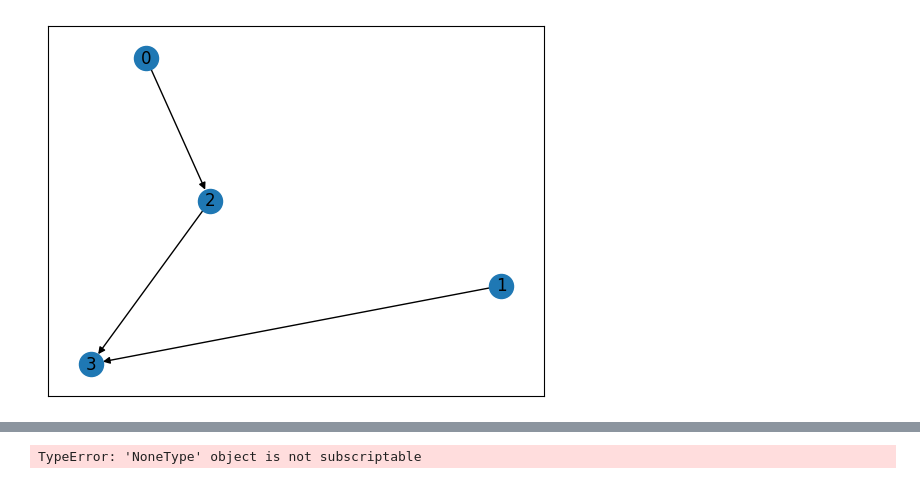
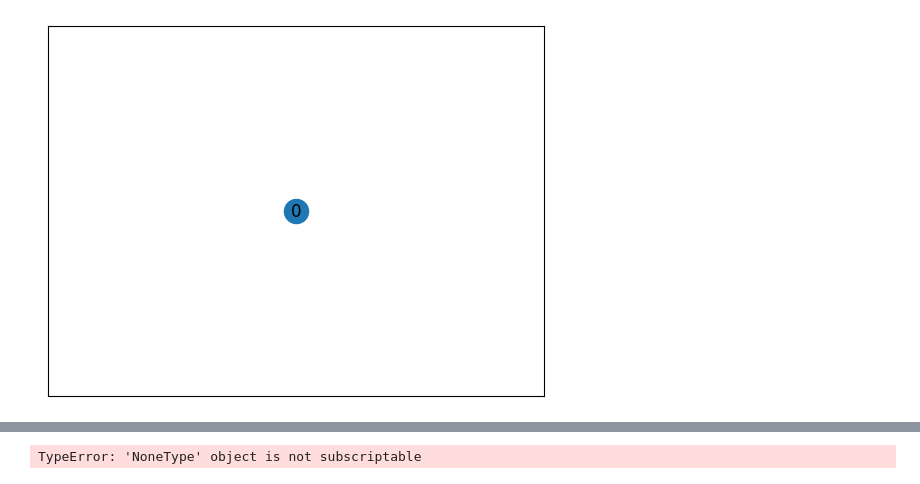
Before and after one commit to nachtflug6/ProcessTimeSeries, a Jupyter notebook: process_sim/test_process.ipynb, the cells around one changed output, grey strips where cells are left out. Saved outputs shown, nothing was run; the diff lists cells and outputs as text; code cells hidden in the pictures.

```diff
--- a/process_sim/test_process.ipynb
+++ b/process_sim/test_process.ipynb
@@ -1,23 +1,23 @@
 # %%
 import networkx as nx
 import matplotlib.pyplot as plt
 import torch as th
 
 from graph_produce.helpers import generate_random_dag, generate_random_distributions
 
-n = 4
+n = 1
 
 adjacency_matrix = generate_random_dag(n, 0.2)
 
 state_init_matrix = th.zeros(n, 4)
 
 
 G = nx.from_numpy_matrix(adjacency_matrix, create_using=nx.DiGraph)
 
 pos = nx.spring_layout(G)  # Positions for all nodes
 
 nx.draw_networkx(G, pos, with_labels=True, arrows=True)
 plt.show()
 # %% [output]
-[figure, old version]
+[figure, new version]
 # %%
```
Also changed, not shown: parts of 3 cells of this notebook, 7 other files.
